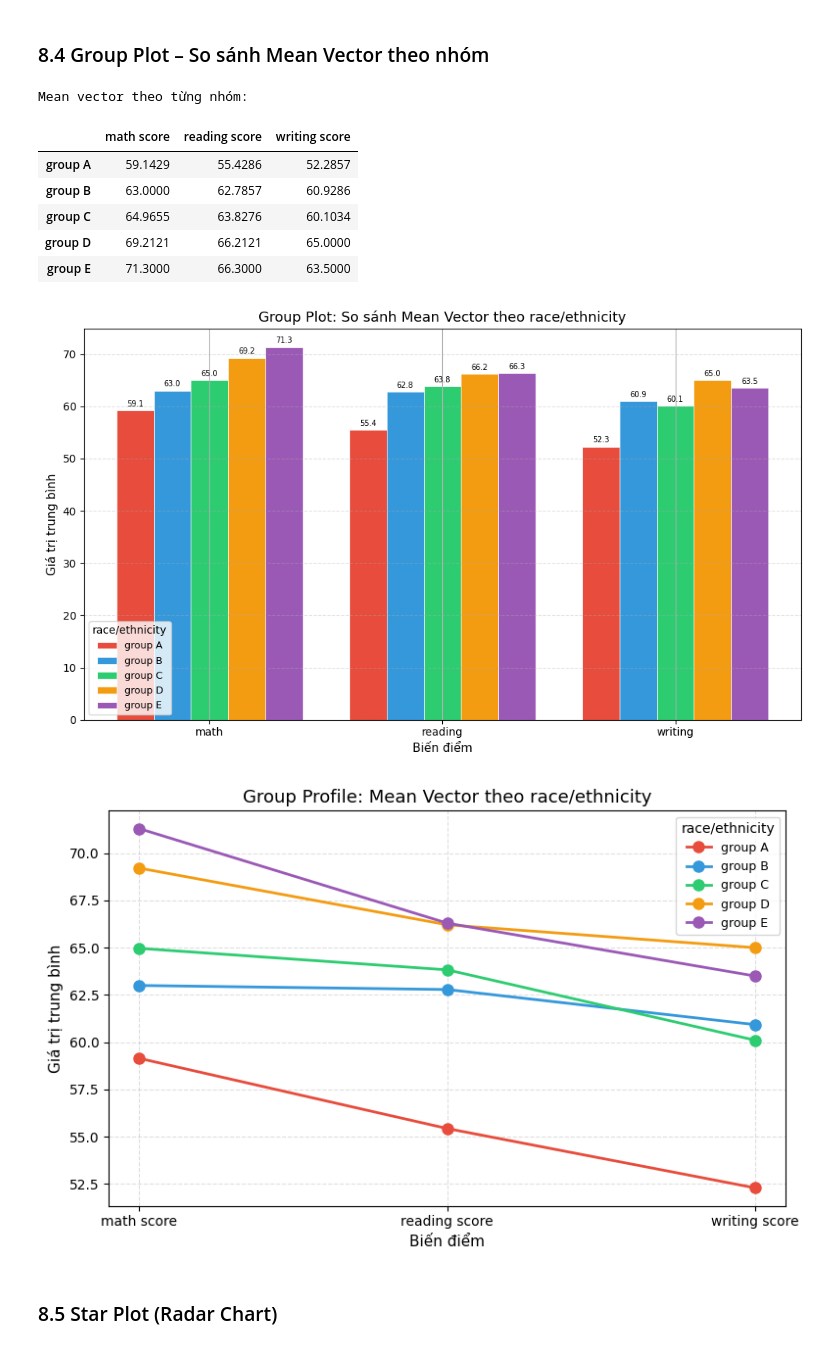
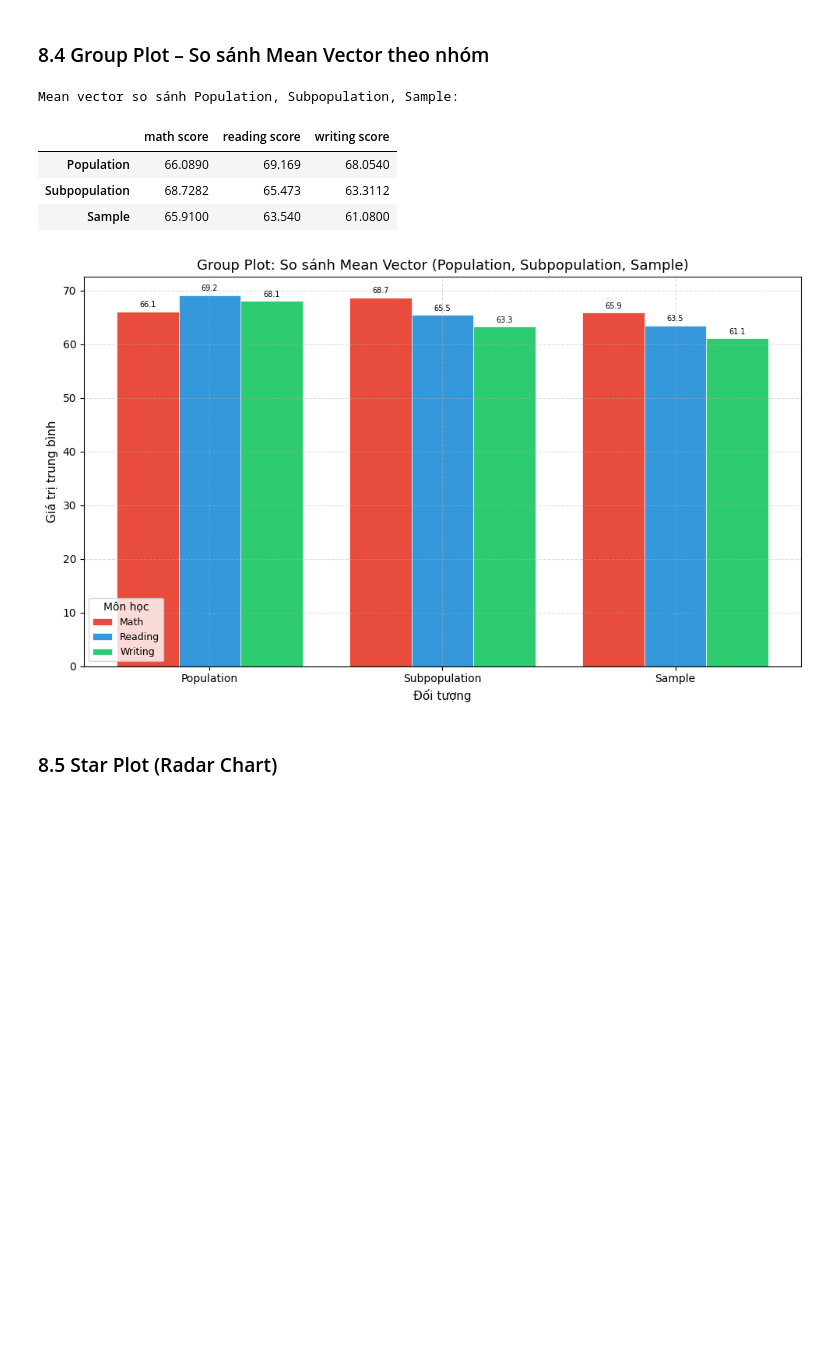
Before and after one commit to ntnthinh205/gk_msa, a Jupyter notebook: multivariate_statistics.ipynb, the cells around one changed output. Cells and saved outputs as stored; diff of their text form; code cells hidden in the pictures; blank space fills up the shorter version.

```diff
--- a/multivariate_statistics.ipynb
+++ b/multivariate_statistics.ipynb
@@ -3158,63 +3127,53 @@ plt.show()
 # %% [markdown]
 ### 8.4 Group Plot – So sánh Mean Vector theo nhóm
 # %%
-# Tính mean vector cho từng nhóm
-group_means = {}
-for g in group_names:
-    mask_g = sample_df[color_by] == g
-    group_means[g] = sample_df.loc[mask_g, score_cols].mean()
+# Tạo Dataframe chứa Population, Subpopulation, Sample
+compare_means = {
+    'Population': population_mean_vector
+}
+if subpopulation_mean_vector is not None:
+    compare_means['Subpopulation'] = subpopulation_mean_vector
+compare_means['Sample'] = sample_mean_vector
 
-group_means_df = pd.DataFrame(group_means, index=score_cols).T
-print('Mean vector theo từng nhóm:')
+group_means_df = pd.DataFrame(compare_means).T
+
+print('Mean vector so sánh Population, Subpopulation, Sample:')
 display(group_means_df)
 
-# Biểu đồ cột nhóm
 fig, ax = plt.subplots(figsize=(10, 6))
-x = np.arange(len(score_cols))
-width = 0.8 / n_groups
+SCORE_COLORS = ['#e74c3c', '#3498db', '#2ecc71']
 
-for idx, g in enumerate(group_names):
-    offset = (idx - n_groups / 2 + 0.5) * width
-    bars = ax.bar(x + offset, group_means_df.loc[g].values,
-                  width=width, label=g, color=color_map[g],
+# x-axis là các nhóm
+groups = list(compare_means.keys())
+x = np.arange(len(groups))
+width = 0.8 / len(score_cols)
+
+for idx, col in enumerate(score_cols):
+    offset = (idx - len(score_cols) / 2 + 0.5) * width
+    bars = ax.bar(x + offset, group_means_df[col].values,
+                  width=width, label=col.replace(' score', '').capitalize(), color=SCORE_COLORS[idx],
                   edgecolor='white', linewidth=0.5)
     for bar in bars:
         height = bar.get_height()
         ax.text(bar.get_x() + bar.get_width() / 2.0, height + 0.5,
                 f'{height:.1f}', ha='center', va='bottom', fontsize=7)
 
-ax.set_xlabel('Biến điểm', fontsize=11)
+ax.set_xlabel('Đối tượng', fontsize=11)
 ax.set_ylabel('Giá trị trung bình', fontsize=11)
-ax.set_title(f'Group Plot: So sánh Mean Vector theo {color_by}', fontsize=13)
+ax.set_title('Group Plot: So sánh Mean Vector (Population, Subpopulation, Sample)', fontsize=13)
 ax.set_xticks(x)
-ax.set_xticklabels([c.replace(' score', '') for c in score_cols], fontsize=10)
-ax.legend(title=color_by, fontsize=9)
-ax.grid(axis='y', linestyle='--', alpha=0.4)
-plt.tight_layout()
-plt.show()
-
-# Line profile
-fig, ax = plt.subplots(figsize=(8, 5))
-for g in group_names:
-    ax.plot(score_cols, group_means_df.loc[g].values, marker='o',
-            linewidth=2, markersize=8, label=g, color=color_map[g])
-ax.set_xlabel('Biến điểm', fontsize=11)
-ax.set_ylabel('Giá trị trung bình', fontsize=11)
-ax.set_title(f'Group Profile: Mean Vector theo {color_by}', fontsize=13)
-ax.legend(title=color_by, fontsize=9)
+ax.set_xticklabels(groups, fontsize=10)
+ax.legend(title='Môn học', fontsize=9)
 ax.grid(True, linestyle='--', alpha=0.4)
 plt.tight_layout()
 plt.show()
 # %% [output]
-Mean vector theo từng nhóm:
+Mean vector so sánh Population, Subpopulation, Sample:
 |  | math score | reading score | writing score |
-| group A | 59.1429 | 55.4286 | 52.2857 |
-| group B | 63.0000 | 62.7857 | 60.9286 |
-| group C | 64.9655 | 63.8276 | 60.1034 |
-| group D | 69.2121 | 66.2121 | 65.0000 |
-| group E | 71.3000 | 66.3000 | 63.5000 |
+| Population | 66.0890 | 69.169 | 68.0540 |
+| Subpopulation | 68.7282 | 65.473 | 63.3112 |
+| Sample | 65.9100 | 63.540 | 61.0800 |
-[figure, old version]
+[figure, new version]
-[figure, removed]
 # %% [markdown]
 ### 8.5 Star Plot (Radar Chart)
 # %%
```
Also changed, not shown: parts of 9 cells of this notebook, 6 other files.
